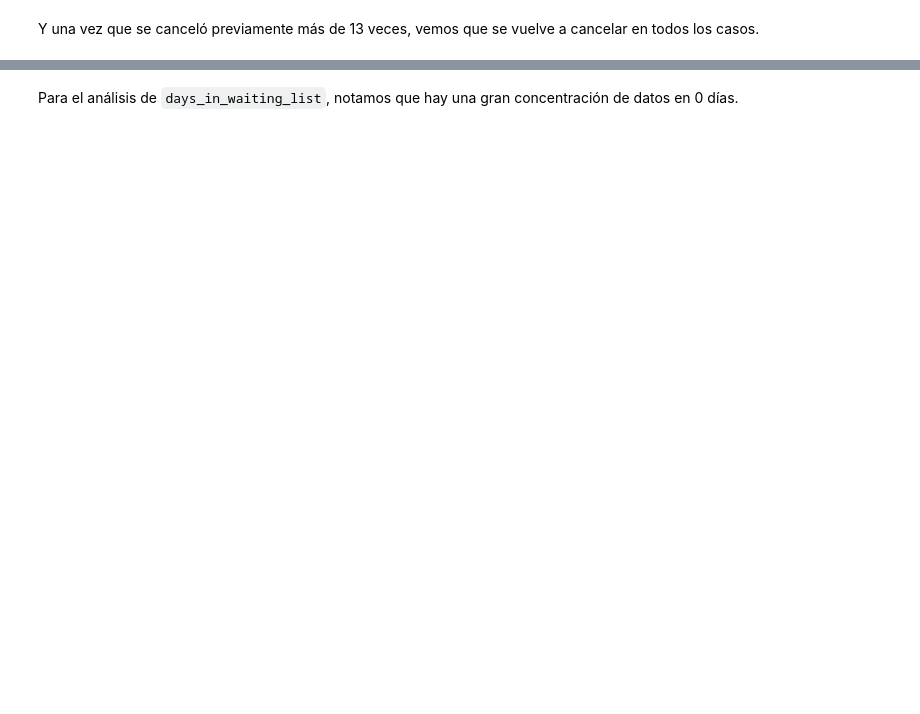
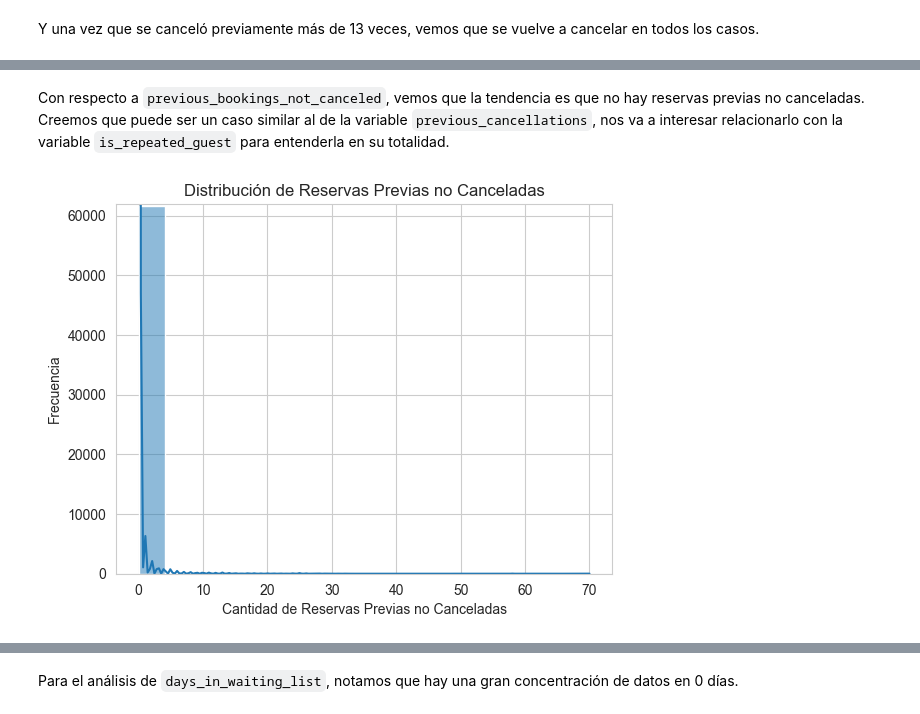
Before and after one commit to mrinkspot/Data-Science-and-Machine-Learning-Projects, a Jupyter notebook: notebook_tp.ipynb, the cells around one changed output, grey strips where cells are left out. Cells and saved outputs as stored; diff of their text form; code cells hidden in the pictures; blank space fills up the shorter version.

```diff
--- a/notebook_tp.ipynb
+++ b/notebook_tp.ipynb
@@ -861,0 +861,13 @@ plt.show()
+# %% [markdown]
+Con respecto a `previous_bookings_not_canceled`, vemos que la tendencia es que no hay reservas previas no canceladas. Creemos que puede ser un caso similar al de la variable `previous_cancellations`, nos va a interesar relacionarlo con la variable `is_repeated_guest` para entenderla en su totalidad.
+# %%
+sns.histplot(x='previous_bookings_not_canceled', data=ds_trabajo, kde=True)
+
+plt.xlabel('Cantidad de Reservas Previas no Canceladas')
+plt.ylabel('Frecuencia')
+plt.ylim(0, len(ds_trabajo) + 1)
+plt.title('Distribución de Reservas Previas no Canceladas')
+
+plt.show()
+# %% [output]
+[figure, added]
```
Also changed, not shown: parts of 55 cells of this notebook.
